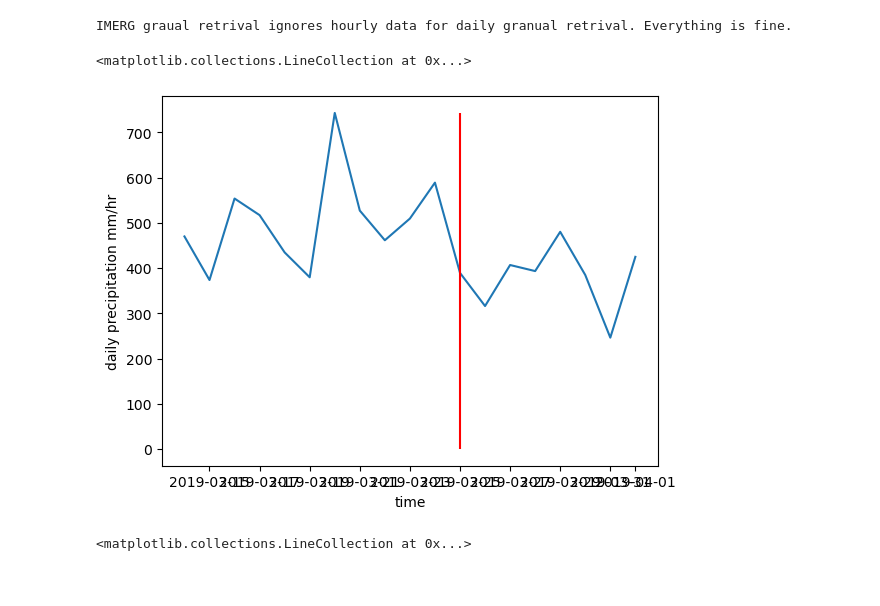
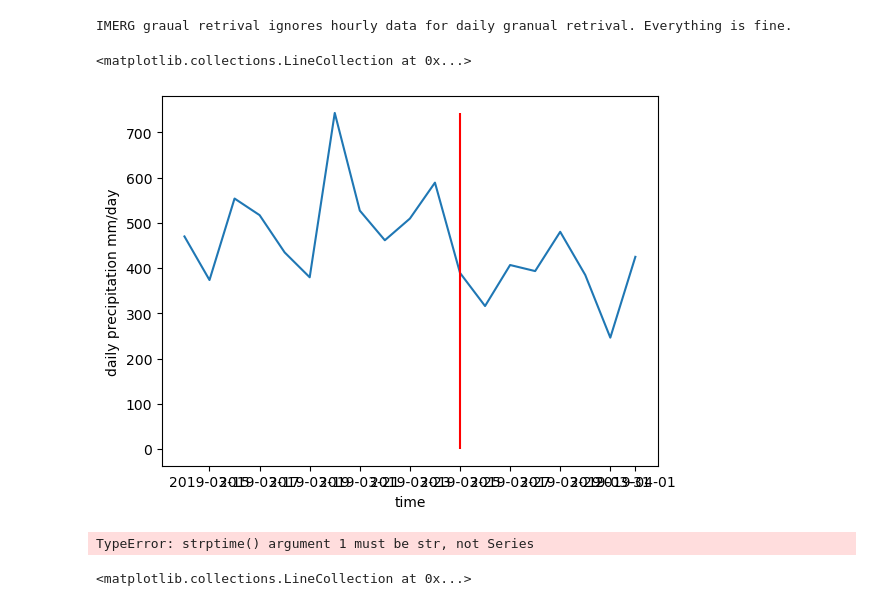
Before and after one commit to mccabete/precip, a Jupyter notebook: Precip_fire_stopping.ipynb, the cells around one changed output. Drawn from its saved outputs; the diff is of its cells as text; code cells hidden in the pictures.

```diff
--- a/Precip_fire_stopping.ipynb
+++ b/Precip_fire_stopping.ipynb
@@ -174,13 +183,24 @@ precip = precip.groupby("UfireID").apply(get_precip_diff).reset_index(drop = Tru
+# %%
+import matplotlib.pyplot as plt
+foo = precip[precip.UfireID == "10210_2019"]
+plt.plot(foo.t, foo.precipitation)
+plt.ylabel("daily precipitation mm/day")
+plt.xlabel("time")
+plt.vlines(x = foo.end_time_dt.astype("datetime64[ns]").max(), ymin = 0, ymax = foo.precipitation.max(), label= "End of fire", color = "red")
+#print(f"{}")
+# %% [output]
+<matplotlib.collections.LineCollection at 0x...>
+[figure, added]
 # %%
 import matplotlib.pyplot as plt
 foo = precip[precip.UfireID == "10210_2019"]
-plt.plot(foo.t, foo.precipitation)
-plt.ylabel("daily precipitation mm/hr")
+plt.plot(date_to_doy(foo.t), foo.precipitation)
+plt.ylabel("daily precipitation mm/day")
 plt.xlabel("time")
-plt.vlines(x = foo.end_time_dt.astype("datetime64[ns]").max(), ymin = 0, ymax = foo.precipitation.max(), label= "End of fire", color = "red")
+plt.vlines(x = date_to_doy(foo.end_time_dt.astype("datetime64[ns]").max()), ymin = 0, ymax = foo.precipitation.max(), label= "End of fire", color = "red")
+#print(f"{}")
 # %% [output]
-<matplotlib.collections.LineCollection at 0x...>
+TypeError: strptime() argument 1 must be str, not Series
-[figure, removed]
 # %%
 foo = precip[precip.UfireID == "10210_2019"]
 plt.plot(foo.t, foo.precipitation_diff)
```
Also changed, not shown: parts of 10 cells of this notebook, 2 other files.
